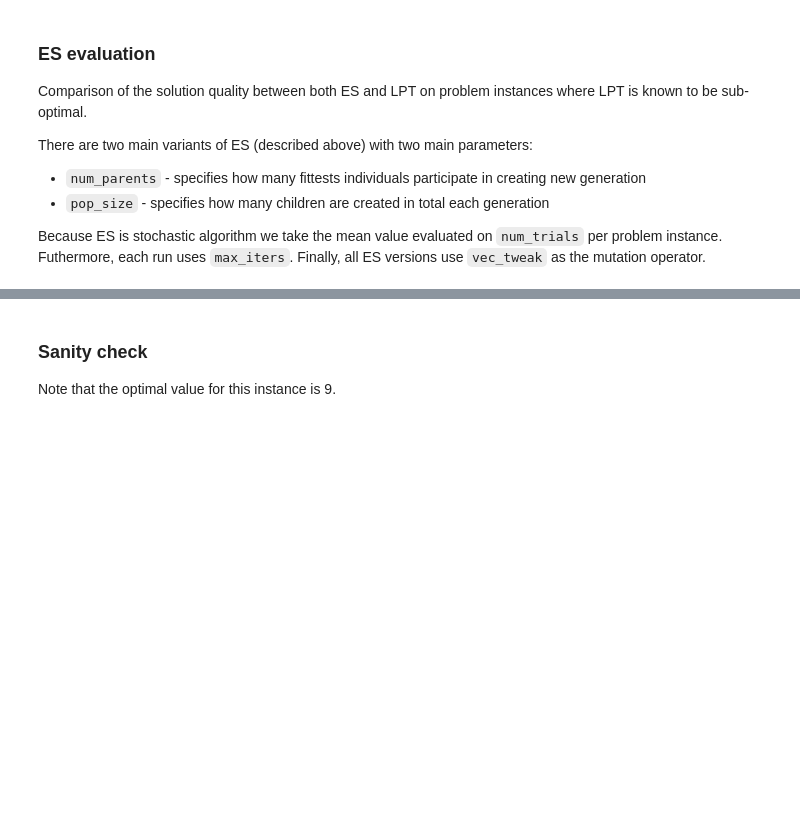
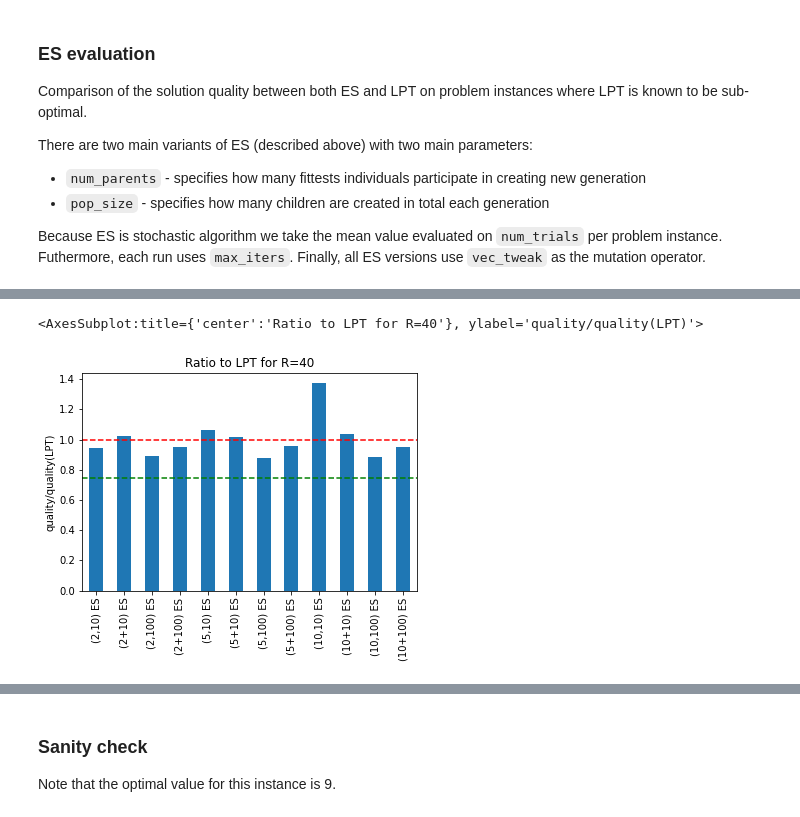
Before and after one commit to matyama/makespan-poc, a Jupyter notebook: notebooks/metaheuristics.ipynb, the cells around one changed output, grey strips where cells are left out. Cells and saved outputs as stored; diff of their text form; code cells hidden in the pictures; blank space fills up the shorter version.

Commit message:
Add more ES graphs

```diff
--- a/notebooks/metaheuristics.ipynb
+++ b/notebooks/metaheuristics.ipynb
@@ -167,0 +201,11 @@ es_df
+# %%
+es_max_lpt_ratio = (es_df.loc[40] / es_df.lpt.loc[40])
+opt_ratio = es_max_lpt_ratio['opt-bound']
+es_max_lpt_ratio.drop(['opt-bound', 'lpt'], inplace=True)
+ax = es_max_lpt_ratio.plot.bar(ylabel='quality/quality(LPT)', title='Ratio to LPT for R=40')
+ax.axhline(y=1, color='r', linestyle='--')
+ax.axhline(y=opt_ratio, color='g', linestyle='--')
+ax
+# %% [output]
+<AxesSubplot:title={'center':'Ratio to LPT for R=40'}, ylabel='quality/quality(LPT)'>
+[figure, added]
```
Also changed, not shown: parts of 13 cells of this notebook.
